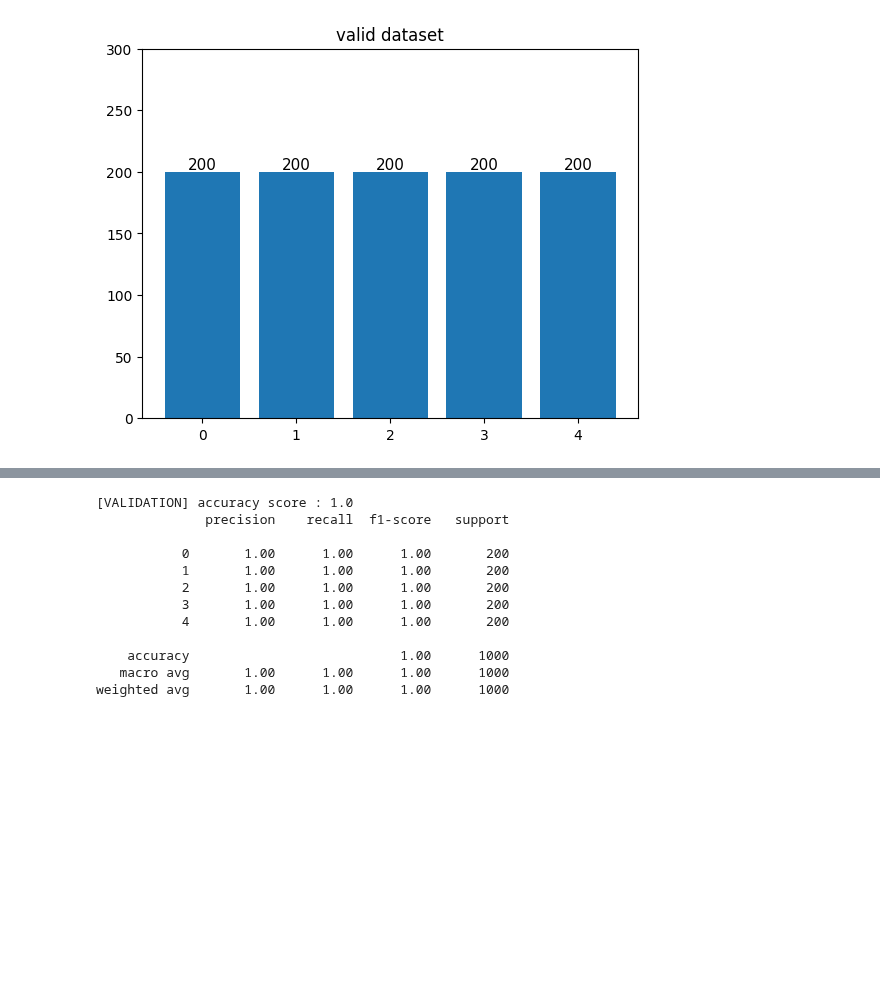
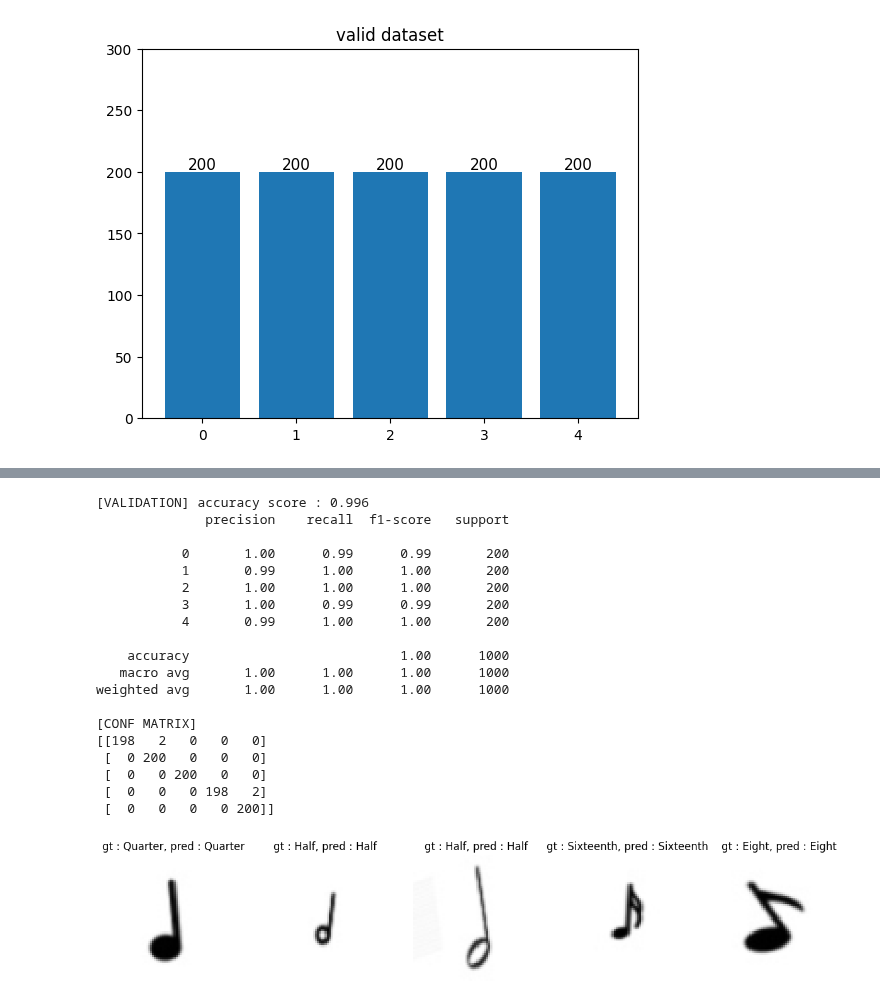
Before and after one commit to EvoDmiK/TIL, a Jupyter notebook: Kaggle/CV/Classification/[Kaggle] Music Notes classification.ipynb, the cells around one changed output, grey strips where cells are left out. Saved outputs shown, nothing was run; the diff lists cells and outputs as text; code cells hidden in the pictures; blank space fills up the shorter version.

Commit message:
['23.09.05][STUDY] kaggle music notes 분류 모델 valid 데이터 셋 확인

```diff
--- a/Kaggle/CV/Classification/[Kaggle] Music Notes classification.ipynb
+++ b/Kaggle/CV/Classification/[Kaggle] Music Notes classification.ipynb
@@ -107,7 +107,7 @@ valid_dataset = NoteDataset(valid_x, valid_y, dtype = 'test')
 
 train_loader  = DataLoader(train_dataset, batch_size = args.bs, shuffle =  True)
 test_loader   = DataLoader(test_dataset , batch_size = args.bs, shuffle = False)
-valid_loader  = DataLoader(valid_dataset, batch_size =       1, shuffle = False)
+valid_loader  = DataLoader(valid_dataset, batch_size =       1, shuffle =  True)
 # %%
 samples = next(iter(train_loader))
 indexes = np.random.randint(0, len(samples), args.n_samples)
@@ -288,16 +288,45 @@ with torch.no_grad():
 # %%
 print(f'[VALIDATION] accuracy score : {accuracy_score(gt, predicted)}')
 print(classification_report(gt, predicted))
+print(f'[CONF MATRIX] \n{confusion_matrix(gt, predicted)}')
 # %% [output]
-[VALIDATION] accuracy score : 1.0
+[VALIDATION] accuracy score : 0.996
               precision    recall  f1-score   support
 
-           0       1.00      1.00      1.00       200
-           1       1.00      1.00      1.00       200
+           0       1.00      0.99      0.99       200
+           1       0.99      1.00      1.00       200
            2       1.00      1.00      1.00       200
-           3       1.00      1.00      1.00       200
-           4       1.00      1.00      1.00       200
+           3       1.00      0.99      0.99       200
+           4       0.99      1.00      1.00       200
 
     accuracy                           1.00      1000
    macro avg       1.00      1.00      1.00      1000
 weighted avg       1.00      1.00      1.00      1000
+
+[CONF MATRIX]
+[[198   2   0   0   0]
+ [  0 200   0   0   0]
+ [  0   0 200   0   0]
+ [  0   0   0 198   2]
+ [  0   0   0   0 200]]
+# %%
+_, axes = plt.subplots(1, args.n_samples, figsize = (3 * args.n_samples, args.n_samples))
+for ax in axes:
+
+    with torch.no_grad():
+
+        samples = next(iter(valid_loader))
+        image   = samples[0].to(args.device)
+        label   = samples[1].to(args.device)
+        output  = model(image)
+        pred    = output.max(1, keepdim = True)[1]
+
+
+        gt_lb   = idx2lb[int(to_numpy(label)[0])]
+        pred_lb = idx2lb[to_numpy(pred)[0][0]]
+
+        ax.imshow(image.squeeze().detach().cpu().numpy().transpose(1, 2, 0), cmap = 'gray')
+        ax.axis(False)
+        ax.set_title(f'gt : {gt_lb}, pred : {pred_lb}')
+# %% [output]
+[figure, added]
```
Also changed, not shown: parts of 5 cells of this notebook.
